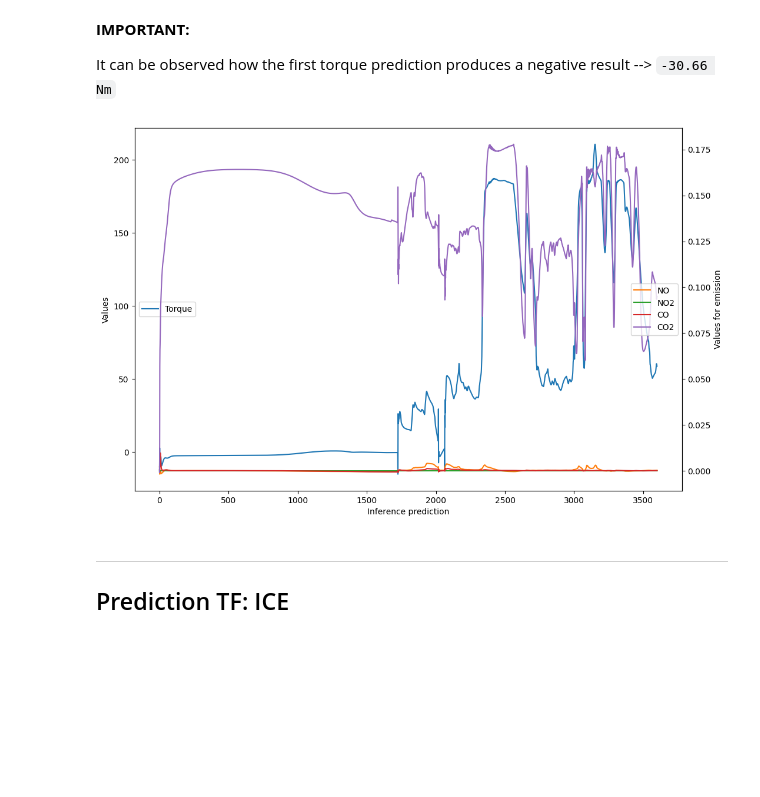
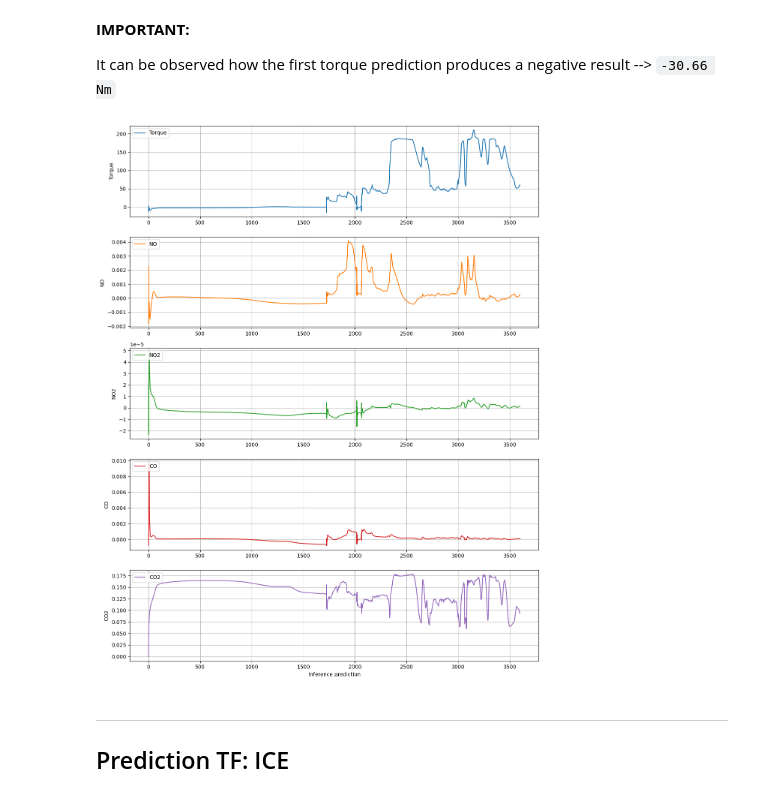
Before and after one commit to nikilong2000/rl_emission_reduction, a Jupyter notebook: controller_for_ICE_PG/SHARE/comparing_tf_and_onnx.ipynb, the cells around one changed output. Saved outputs shown, nothing was run; the diff lists cells and outputs as text; code cells hidden in the pictures; blank space fills up the shorter version.

Commit message:
final version of comparing_tf_and_onnx.ipynb BUT with static aux inputs

```diff
--- a/controller_for_ICE_PG/SHARE/comparing_tf_and_onnx.ipynb
+++ b/controller_for_ICE_PG/SHARE/comparing_tf_and_onnx.ipynb
@@ -121,8 +121,8 @@ ICE([x_scaled, y_scaled_initial_ice])
 # %% [markdown]
 ### Results
 # %%
-plot_data = np.array(y_predict_scaled_list)
-preds, plot_vars = plot_data.shape
+plot_data_ice_onnx = np.array(y_predict_scaled_list)
+preds, plot_vars = plot_data_ice_onnx.shape
 # %%
 y_pred_list = []
 
@@ -130,7 +130,7 @@ for pred in range(preds):
     y_pred = ICEscaler_inv_out.transform(y_predict_scaled_list[pred].reshape(1, -1))
     y_pred_list.append(y_pred[0][0])
 
-plot_data = np.array(y_pred_list)
+plot_data_ice_onnx = np.array(y_pred_list)
 # %%
 labels = ['Torque', 'NO', 'NO2', 'CO', 'CO2']
 
@@ -161,26 +161,19 @@ df_predictions_onnx.describe().loc[['mean', 'std']]
 
 It can be observed how the first torque prediction produces a negative result --> `-30.66 Nm`
 # %%
-_, ax = plt.subplots(figsize=(12,8))
-ax2 = ax.twinx()
+fig, axs = plt.subplots(plot_vars, 1, figsize=(12, 3*plot_vars), sharex=False)
 
 for var in range(plot_vars):
-    if var == 0:
-        ax.plot(plot_data[:,var], label=labels[var], c=f'C{var}')
-    else:
-        ax2.plot(plot_data[:,var], label=labels[var], c=f'C{var}')
+    axs[var].plot(plot_data_ice_onnx[:,var], label=labels[var], c=f'C{var}')
+    axs[var].set_ylabel(labels[var])
+    axs[var].legend(loc='upper left')
+    axs[var].grid(True)
 
-
-ax.set_ylabel('Values')
-ax.set_xlabel('Inference prediction')
-ax.legend(loc='center left')
-
-ax2.set_ylabel('Values for emission')
-ax2.legend(loc='center right')
-
+axs[-1].set_xlabel('Inference prediction')
+plt.tight_layout()
 plt.show()
 # %% [output]
-[figure, old version]
+[figure, new version]
 # %% [markdown]
 ---
 ## Prediction TF: ICE
```
Also changed, not shown: parts of 19 cells of this notebook.
